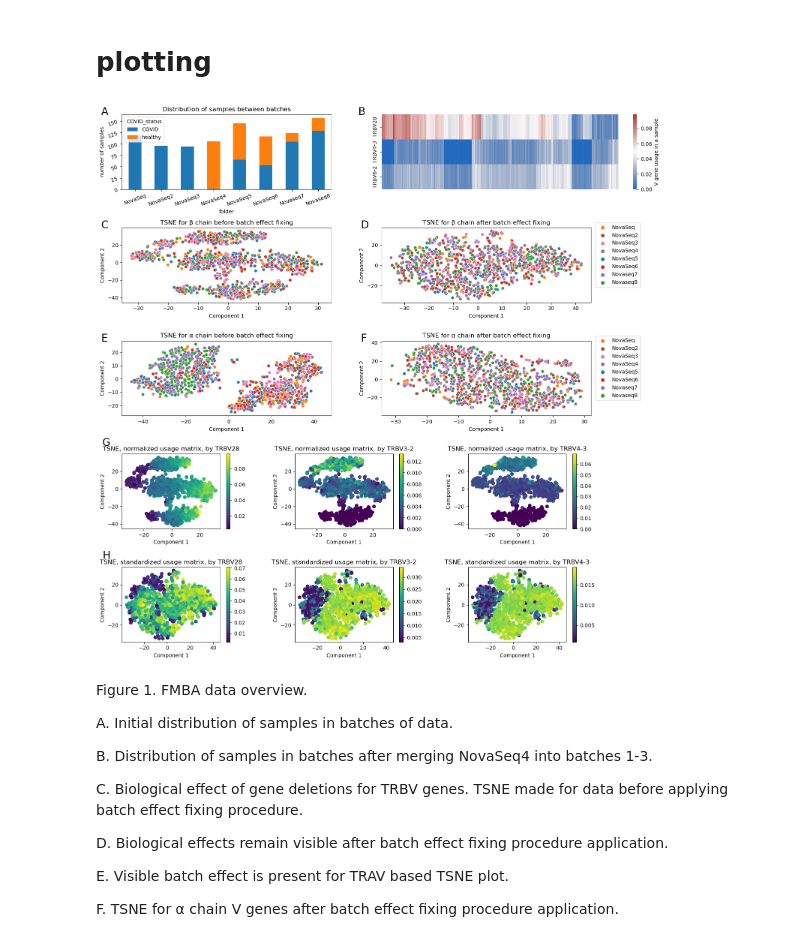
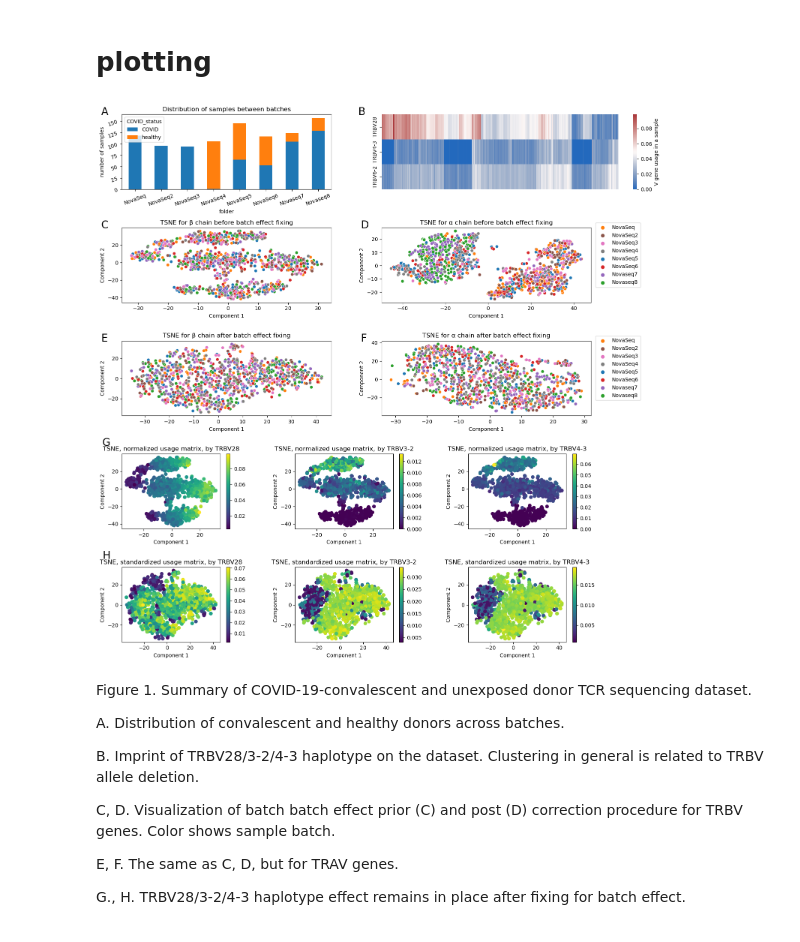
Before and after one commit to antigenomics/tcr-covid-classifier, a Jupyter notebook: publication-notebooks/fig1.ipynb, the cells around one changed output. Cells and saved outputs as stored; diff of their text form; code cells hidden in the pictures.

```diff
--- a/publication-notebooks/fig1.ipynb
+++ b/publication-notebooks/fig1.ipynb
@@ -103,8 +85,8 @@ Name: COVID_status, dtype: int64
 # %% [markdown]
 # Biological biases PCA, β chain samples
 # %%
-um_norm = pd.read_csv('data/normalized_usage_matrix.csv').drop(columns=['Unnamed: 0'])
-um_stand_log_exp = pd.read_csv('data/standardized_log_exp_usage_matrix_by_joint_new.csv').drop(columns=['Unnamed: 0']).fillna(0)
+um_norm = pd.read_csv('data/normalized_usage_matrix_fmba_TRB.csv').drop(columns=['Unnamed: 0'])
+um_stand_log_exp = pd.read_csv('data/standardized_usage_matrix_fmba_TRB.csv').drop(columns=['Unnamed: 0']).fillna(0)
 # %%
 um_norm.run = um_norm.run.apply(lambda x: x.split('.')[0])
 um_norm = um_norm.merge(fmba_desc)
@@ -145,7 +127,7 @@ um_stand_log_exp
 # %%
 um_norm.folder = um_norm.folder.apply(lambda x: x.split('_')[2] if '_' in x else x)
 um_stand_log_exp.folder = um_stand_log_exp.folder.apply(lambda x: x.split('_')[2] if '_' in x else x)
-um_norm['NovaSeq'] = um_norm_alpha.folder
+um_norm['NovaSeq'] = um_norm.folder
 um_stand_log_exp['NovaSeq'] = um_stand_log_exp.folder
 # %%
 um_norm
@@ -177,8 +164,8 @@ sns.heatmap(um_norm.loc[labels_order, :][genes].T)
 # %% [markdown]
 # α chain PCA before/after batch effect fixing
 # %%
-um_norm_alpha = pd.read_csv('data/normalized_usage_matrix_alpha_fmba.csv').drop(columns=['Unnamed: 0', 'sum'])
-um_stand_alpha = pd.read_csv('data/standardized_log_exp_usage_matrix_by_v_gene_alpha_fmba.csv').drop(columns=['Unnamed: 0'])
+um_norm_alpha = pd.read_csv('data/normalized_usage_matrix_fmba_TRA.csv').drop(columns=['Unnamed: 0'])
+um_stand_alpha = pd.read_csv('data/standardized_usage_matrix_fmba_TRA.csv').drop(columns=['Unnamed: 0'])
 # %%
 um_norm_alpha.run = um_norm_alpha.run.apply(lambda x: x.split('.')[0])
 um_stand_alpha.run = um_stand_alpha.run.apply(lambda x: x.split('.')[0])
@@ -242,31 +229,32 @@ ax10.text(delta_x, delta_y, 'C',
 
 ##############################################################################
 
-ax11 = fig.add_subplot(gs[1, 3:6])
+ax11 = fig.add_subplot(gs[2, :3])
 plot_usage_matrix_pca(um_stand_log_exp, target='NovaSeq', ax=ax11, method=TSNE)
 ax11.set_title('TSNE for β chain after batch effect fixing')
-ax11.text(delta_x, delta_y, 'D',
+ax11.text(delta_x, delta_y, 'E',
          horizontalalignment='left',
          verticalalignment='top',
          transform=ax11.transAxes,
          size=font_size)
-handles, labels = ax11.get_legend_handles_labels()
-pairs = [(x, y) for x, y in zip(handles, labels)]
-pairs.sort(key=lambda x: x[1])
-ax11.legend([x[0] for x in pairs],[x[1] for x in pairs])
-sns.move_legend(ax11, "upper right", bbox_to_anchor=(1.25, 1.1))
+ax11.legend([],[], frameon=False)
 
 ##############################################################################
 
-ax8 = fig.add_subplot(gs[2, :3])
+ax8 = fig.add_subplot(gs[1, 3:6])
 plot_usage_matrix_pca(um_norm_alpha, target='NovaSeq', ax=ax8, method=TSNE)
 ax8.set_title('TSNE for α chain before batch effect fixing')
-ax8.legend([],[], frameon=False)
-ax8.text(delta_x, delta_y, 'E',
+ax8.text(delta_x, delta_y, 'D',
          horizontalalignment='left',
          verticalalignment='top',
          transform=ax8.transAxes,
          size=font_size)
+
+handles, labels = ax8.get_legend_handles_labels()
+pairs = [(x, y) for x, y in zip(handles, labels)]
+pairs.sort(key=lambda x: x[1])
+ax8.legend([x[0] for x in pairs],[x[1] for x in pairs])
+sns.move_legend(ax8, "upper right", bbox_to_anchor=(1.25, 1.1))
 
 ##############################################################################
 
@@ -292,45 +280,43 @@ for i, v_gene in enumerate(['TRBV28', 'TRBV3-2', 'TRBV4-3']):
     ax_i.set_title(f'TSNE, normalized usage matrix, by {v_gene}')
     if i == 0:
         ax_i.text(delta_x-0.1, delta_y+0.12, 'G',
          horizontalalignment='left',
          verticalalignment='top',
         transform=ax_i.transAxes,
         size=font_size)
 
 ##############################################################################
 
 for i, v_gene in enumerate(['TRBV28', 'TRBV3-2', 'TRBV4-3']):
     ax_i = fig.add_subplot(gs[4, 2 * i: 2 * i + 2])
     plot_usage_matrix_pca(um_stand_log_exp, target=v_gene, plot_gradient=True, ax=ax_i, method=TSNE)
     ax_i.set_title(f'TSNE, standardized usage matrix, by {v_gene}')
     if i == 0:
         ax_i.text(delta_x-0.1, delta_y+0.12, 'H',
          horizontalalignment='left',
          verticalalignment='top',
         transform=ax_i.transAxes,
         size=font_size)
 
 ##############################################################################
 
 
 plt.tight_layout()
 plt.savefig("figures/fig1.svg")
 plt.savefig("figures/fig1.pdf")
 plt.savefig("figures/fig1.png")
 plt.show()
 # %% [output]
-[figure, old version]
+[figure, new version]
 # %% [markdown]
-Figure 1. FMBA data overview.
+Figure 1. Summary of COVID-19-convalescent and unexposed donor TCR sequencing dataset.
 
-A. Initial distribution of samples in batches of data.
+A. Distribution of convalescent and healthy donors across batches.
 
-B. Distribution of samples in batches after merging NovaSeq4 into batches 1-3.
+B. Imprint of TRBV28/3-2/4-3 haplotype on the dataset. Clustering in general is related to TRBV allele deletion.
 
-C. Biological effect of gene deletions for TRBV genes. TSNE made for data before applying batch effect fixing procedure.
+C, D. Visualization of batch batch effect prior (C) and post (D) correction procedure for TRBV genes. Color shows sample batch.
 
-D. Biological effects remain visible after batch effect fixing procedure application.
+E, F. The same as C, D, but for TRAV genes.
 
-E. Visible batch effect is present for TRAV based TSNE plot.
-
-F. TSNE for α chain V genes after batch effect fixing procedure application.
+G., H. TRBV28/3-2/4-3 haplotype effect remains in place after fixing for batch effect.
```
Also changed, not shown: parts of 6 cells of this notebook, 20 other files.
